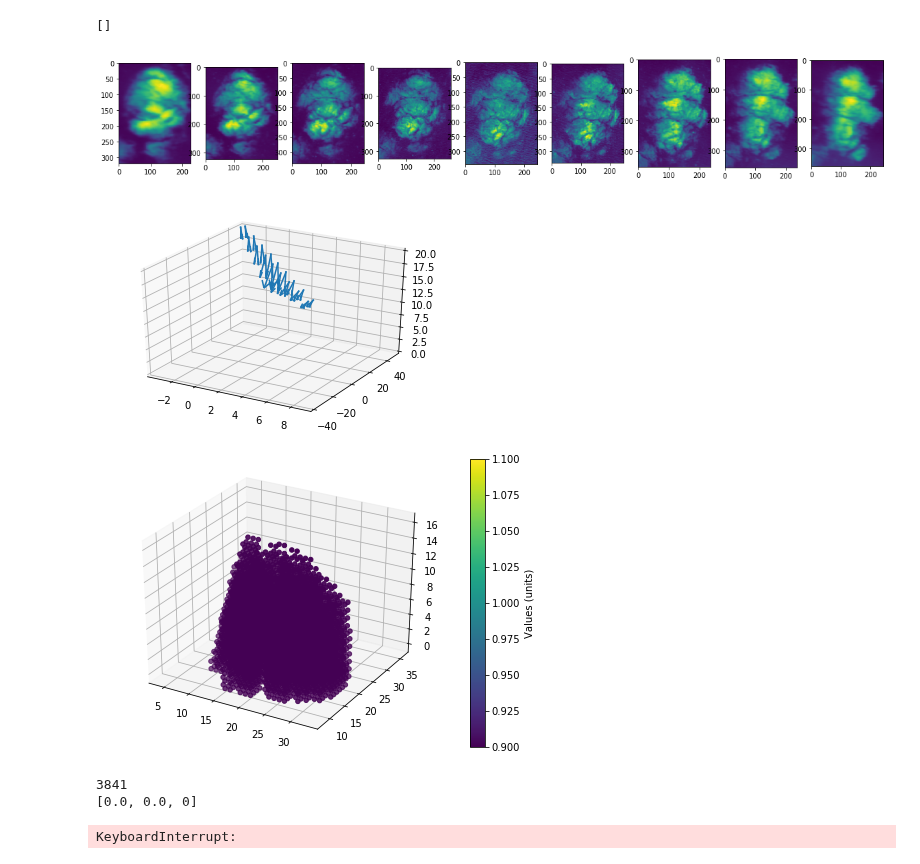
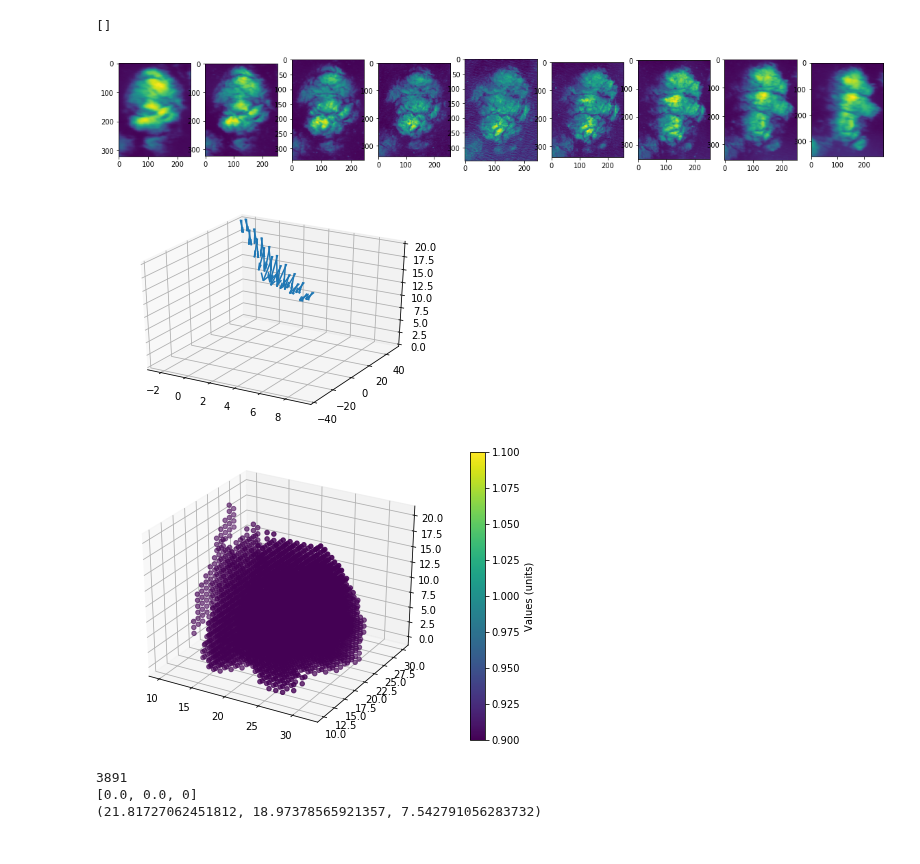
Before and after one commit to aviadlevis/pyshdom, a Jupyter notebook: Develop_Dynamic_cloud/AirMSPI Dynamic Data Loading.ipynb, the cells around one changed output. Cells and saved outputs as stored; diff of their text form; code cells hidden in the pictures.

```diff
--- a/Develop_Dynamic_cloud/AirMSPI Dynamic Data Loading.ipynb
+++ b/Develop_Dynamic_cloud/AirMSPI Dynamic Data Loading.ipynb
@@ -21,7 +21,9 @@ import shdom
 import glob
 # %%
 # Set data directory
-data_dir = '../AirMSPI/AirMSPI_ER2_GRP_ELLIPSOID_20130206_Pacific-32N123W'
+# data_dir = '../AirMSPI/AirMSPI_ER2_GRP_ELLIPSOID_20130206_Pacific-32N123W'
+data_dir = '../AirMSPI/AirMSPI_ER2_GRP_ELLIPSOID_20130206_202514Z_NorthPacificOcean-32N123W'
+
 format_ = '*.hdf'  # load
 paths = sorted(glob.glob(data_dir + '/' + format_))
 n_files = len(paths)
@@ -45,7 +47,7 @@ print(roi)
 # pre-calculate region of interest for demonstration for
 # AirMSPI_ER2_GRP_ELLIPSOID_20130206_Pacific-32N123W data
 # roi = [[1552, 2072, 780, 1288], [1644, 2108, 864, 1308], [1696, 2176, 916, 1376], [1740, 2196, 936, 1400], [1840, 2108, 1040, 1432], [1884, 2160, 1064, 1500], [1944, 2316, 1116, 1540], [1972, 2480, 1136, 1600], [2052, 2544, 1204, 1640]]
-roi = [[1288, 1608, 588, 816], [1356, 1680, 640, 892], [1416, 1756, 696, 940], [1492, 1820, 732, 992], [1540, 1884, 792, 1036], [1604, 1944, 828, 1076], [1660, 2012, 884, 1120], [1728, 2084, 936, 1172], [1792, 2152, 980, 1224]]
+roi = [[1288, 1608, 588, 835], [1356, 1680, 640, 892], [1416, 1756, 696, 940], [1480, 1820, 732, 992], [1540, 1884, 792, 1036], [1604, 1944, 828, 1085], [1660, 2012, 884, 1140], [1728, 2084, 936, 1190], [1792, 2152, 980, 1255]]
 
 valid_wavelength = [865]
 airmspi_measurements = shdom.AirMSPIDynamicMeasurements()
@@ -65,7 +67,7 @@ for ax, image in zip(axarr, airmspi_measurements.images):
     image -= image.min()
     ax.imshow(image/image.max())
 # %% [output]
-[figure, old version]
+[figure, new version]
 # %%
 # Plot locations of the cameras
 
@@ -79,20 +81,24 @@ y_min = airmspi_measurements._projections.y.min()
 y_max = airmspi_measurements._projections.y.max()
 airmspi_measurements.plot(ax,[x_min, x_max],[y_min, y_max],[0, 20],5)
 # %% [output]
-[figure, old version]
+[figure, new version]
 # %%
 # Test cloud's pre-processing alignment by space carve object
 nx = 40
 ny = 40
 nz = 40
 grid = shdom.Grid(bounding_box=airmspi_measurements.bb,nx=nx,ny=ny,nz=nz)
-# grid = shdom.Grid(bounding_box=shdom.BoundingBox(0,0,0.0,3.6,3,1.5),nx=nx,ny=ny,nz=nz)
+# grid = shdom.Grid(bounding_box=shdom.BoundingBox(x_min,y_min,0.0,x_max,y_max,20),nx=nx,ny=ny,nz=nz)
 carver = shdom.DynamicSpaceCarver(airmspi_measurements)
-mask_list, best_dynamic_grid, cloud_velocity = carver.carve(grid, agreement=0.9, thresholds=0.009,time_list=airmspi_measurements._time_list, vx_max=0,vy_max=0,verbose=False)
+mask_list, best_dynamic_grid, cloud_velocity = carver.carve(grid, agreement=0.9, thresholds=0.005,time_list=airmspi_measurements.time_list, vx_max=0,vy_max=0,verbose=False)
 shdom.cloud_plot(mask_list[0].data)
 print(sum(sum(sum(mask_list[0].data))))
 print(cloud_velocity)
+from scipy.ndimage import center_of_mass
+center_of_mass = center_of_mass(mask_list[0].data)
+print(center_of_mass)
 # %% [output]
-[figure, old version]
+[figure, new version]
-3841
+3891
 [0.0, 0.0, 0]
+(21.81727062451812, 18.97378565921357, 7.542791056283732)
@@ -123,4 +111,0 @@ airmspi_measurements.calc_albedo()
-# %%
-print()
-# %% [output]
-KeyboardInterrupt:
```
Also changed, not shown: parts of 4 cells of this notebook, 3 other files.
